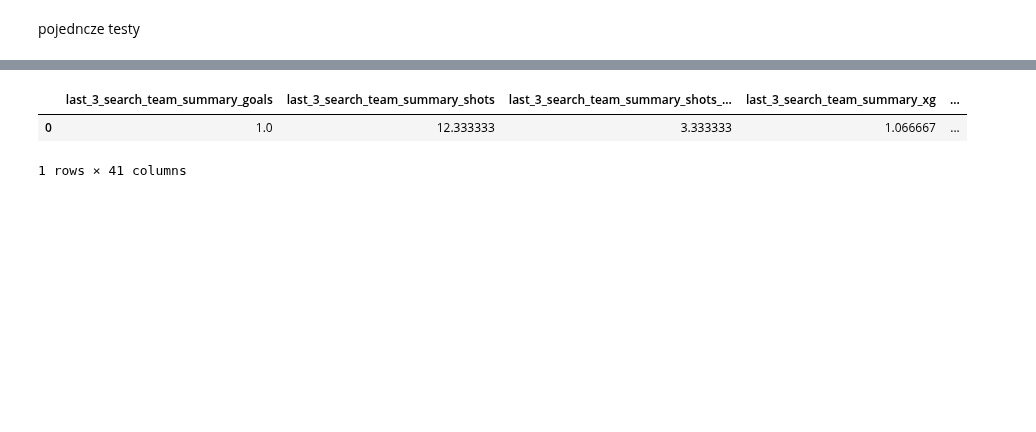
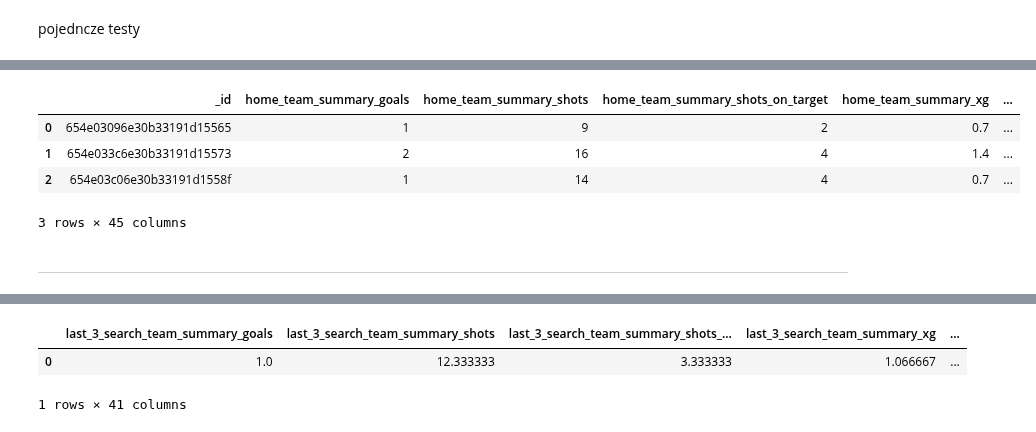
Before and after one commit to MikoPat/Football-match-results-predictions, a Jupyter notebook: Poc/network.ipynb, the cells around one changed output, grey strips where cells are left out. Drawn from its saved outputs; the diff is of its cells as text; code cells hidden in the pictures; blank space fills up the shorter version.

```diff
--- a/Poc/network.ipynb
+++ b/Poc/network.ipynb
@@ -213,18 +214,15 @@ def getSearchOpponentData(last_games, club_name):
         else:
             team_df.at[index, 'result'] = 0
 
+    av_team_df = team_df.mean(axis=0)
+    df_avg_data = av_team_df.to_frame().T
 
-    #team_df = team_df.drop(columns=['game_date', 'game_time', 'opponent_team', 'search_team', 'search_team_elo'])
-    #av_team_df = team_df.mean(axis=0)
-    #df_avg_data = av_team_df.to_frame().T
-
-    return team_df.iloc[0]
+    return df_avg_data
 # %% [markdown]
 pojedncze testy
 # %%
-club_name = 'Burnley'
-game_data = '2023-11-04'
-number_of_games_5 = 5
-number_of_games_3 = 3
-elo_value = 1826.40161133
+#club_name = 'Burnley'
+#game_data = '2023-11-04'
+
+#elo_value = 1826.40161133
 # %%
@@ -238,0 +313,14 @@ df['away_team'] = df['away_team'].apply(get_replacement)
+# %%
+last_three = getLastThreeGamesSame(df, club_name, game_data, number_of_games_3, elo_value)
+#last_three
+
+merged_df = pd.merge(df, last_three, on='_id')
+merged_df
+# %% [output]
+|  | _id | home_team_summary_goals | home_team_summary_shots | home_team_summary_shots_on_target | home_team_summary_xg | ... |
+| 0 | 654e03096e30b33191d15565 | 1 | 9 | 2 | 0.7 | ... |
+| 1 | 654e033c6e30b33191d15573 | 2 | 16 | 4 | 1.4 | ... |
+| 2 | 654e03c06e30b33191d1558f | 1 | 14 | 4 | 0.7 | ... |
+3 rows × 45 columns
+# %% [markdown]
+-----------
```
Also changed, not shown: parts of 14 cells of this notebook, 4 other files.
